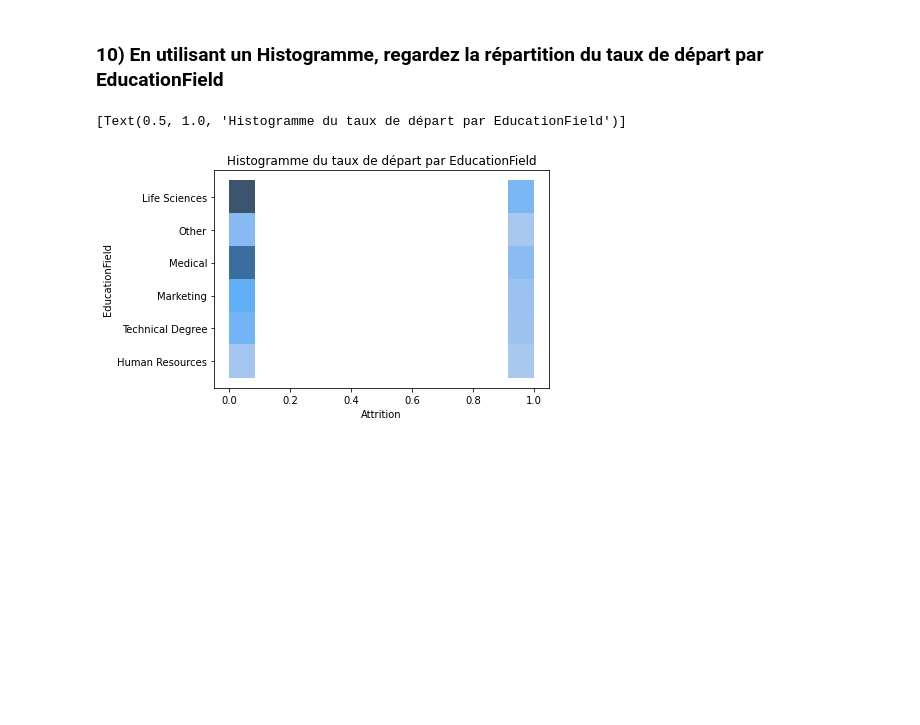
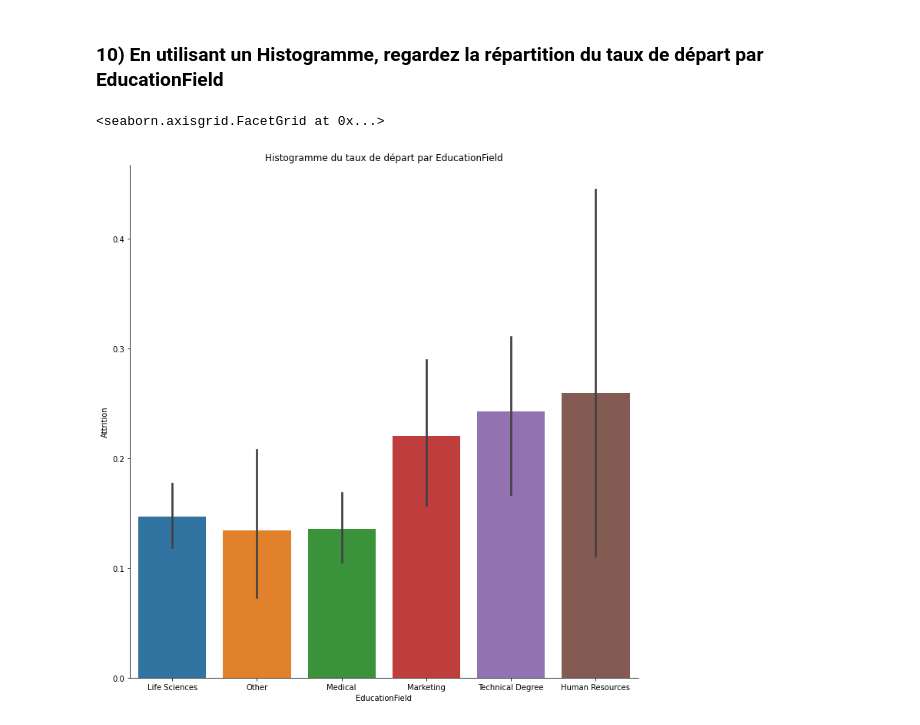
Before and after one commit to BlazingBurn/HitemapythonExo, a Jupyter notebook: analyse donnee/Exercice_data_visualisation_stats_descriptives.ipynb, the cells around one changed output. Drawn from its saved outputs; the diff is of its cells as text; code cells hidden in the pictures; blank space fills up the shorter version.

Commit message:
Créé avec Colaboratory - heatmap

```diff
--- a/analyse donnee/Exercice_data_visualisation_stats_descriptives.ipynb
+++ b/analyse donnee/Exercice_data_visualisation_stats_descriptives.ipynb
@@ -425,9 +419,11 @@ dataIbmHrAttrition.describe()
 # %% [markdown]
 ### 9) Remplacer les valeurs de la colonne Attrition par 1 pour Yes et 0 pour No
 # %%
-tmp = dataIbmHrAttrition.replace({'Attrition': {'Yes': True,'No': False}})
-tmp["Attrition"] = tmp["Attrition"].astype(int)
-print(tmp)
+# tmp = dataIbmHrAttrition.replace({'Attrition': {'Yes': True,'No': False}})
+# tmp["Attrition"] = tmp["Attrition"].astype(int)
+
+dataIbmHrAttrition.Attrition = dataIbmHrAttrition.Attrition.replace(to_replace = ['Yes', 'No'], value=[1,0])
+print(dataIbmHrAttrition)
 # %% [output]
       Age  Attrition     BusinessTravel  DailyRate              Department  \
 0      41          1      Travel_Rarely       1102                   Sales
@@ -450,7 +446,7 @@ print(tmp)
 ### 10) En utilisant un Histogramme, regardez la répartition du taux de départ par EducationField
 # %%
 # Create a visualization
-sns.histplot(data=tmp,x="Attrition", y="EducationField").set(title="Histogramme du taux de départ par EducationField")
+sns.catplot(data=dataIbmHrAttrition,y="Attrition", x="EducationField", kind="bar", height=10).set(title="Histogramme du taux de départ par EducationField")
 # %% [output]
-[Text(0.5, 1.0, 'Histogramme du taux de départ par EducationField')]
+<seaborn.axisgrid.FacetGrid at 0x...>
-[figure, old version]
+[figure, new version]
```
Also changed, not shown: parts of 15 cells of this notebook.
